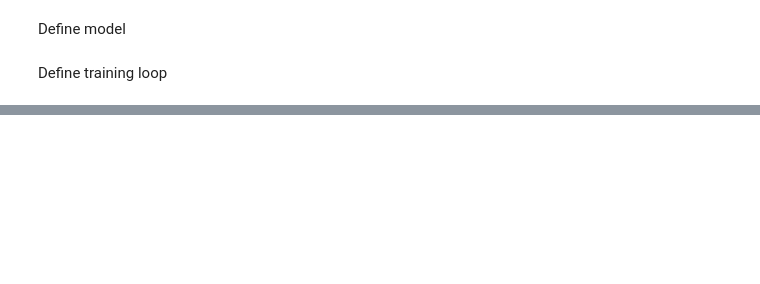
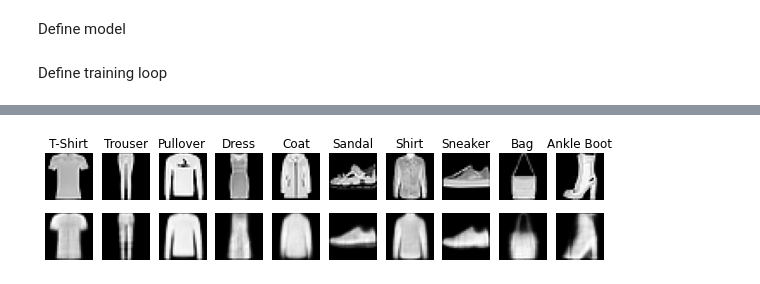
Before and after one commit to ZhiqiEliWang/csci4968-VAE-project, a Jupyter notebook: vae.ipynb, the cells around one changed output, grey strips where cells are left out. Cells and saved outputs as stored; diff of their text form; code cells hidden in the pictures; blank space fills up the shorter version.

```diff
--- a/vae.ipynb
+++ b/vae.ipynb
@@ -134,0 +168,11 @@ def train_model(model, dataloaders, num_epochs=25):
+# %%
+total_loss = 0
+batches = len(test_data)
+
+for x_batch, _ in test_data:
+    x_batch = img2vec(x_batch)
+    vae.forward(x_batch)
+
+    total_loss += vae.batch_loss()
+
+print(f"Test loss: {total_loss / batches / batch_size:0.4f}")
@@ -134,0 +181,43 @@ def train_model(model, dataloaders, num_epochs=25):
+# %%
+imgs = {}
+for test_batch, label_batch in test_data:
+    for idx in range(batches):
+        img = test_batch[idx]
+        label = label_batch[idx].item()
+
+        if label not in imgs:
+            imgs[label] = img
+
+        if len(imgs) == 10:
+            break
+
+    if len(imgs) == 10:
+        break
+
+figure = plt.figure(figsize=(10, 2))
+cols, rows = 10, 2
+label = 0
+for i in range(1, int(cols * rows / 2) + 1):
+    img = imgs[label]
+
+    figure.add_subplot(rows, cols, i)
+    plt.title(labels_map[label])
+    plt.axis("off")
+    plt.imshow(img.squeeze(), cmap="gray")
+
+    label += 1
+
+label = 0
+for i in range(int(cols * rows / 2) + 1, cols * rows + 1):
+    img = imgs[label]
+    img = vec2img(vae.forward(img2vec(img)))
+
+    figure.add_subplot(rows, cols, i)
+    plt.axis("off")
+    plt.imshow(img.detach().squeeze(), cmap="gray")
+
+    label += 1
+
+plt.show()
+# %% [output]
+[figure, added]
```
Also changed, not shown: parts of 8 cells of this notebook.
